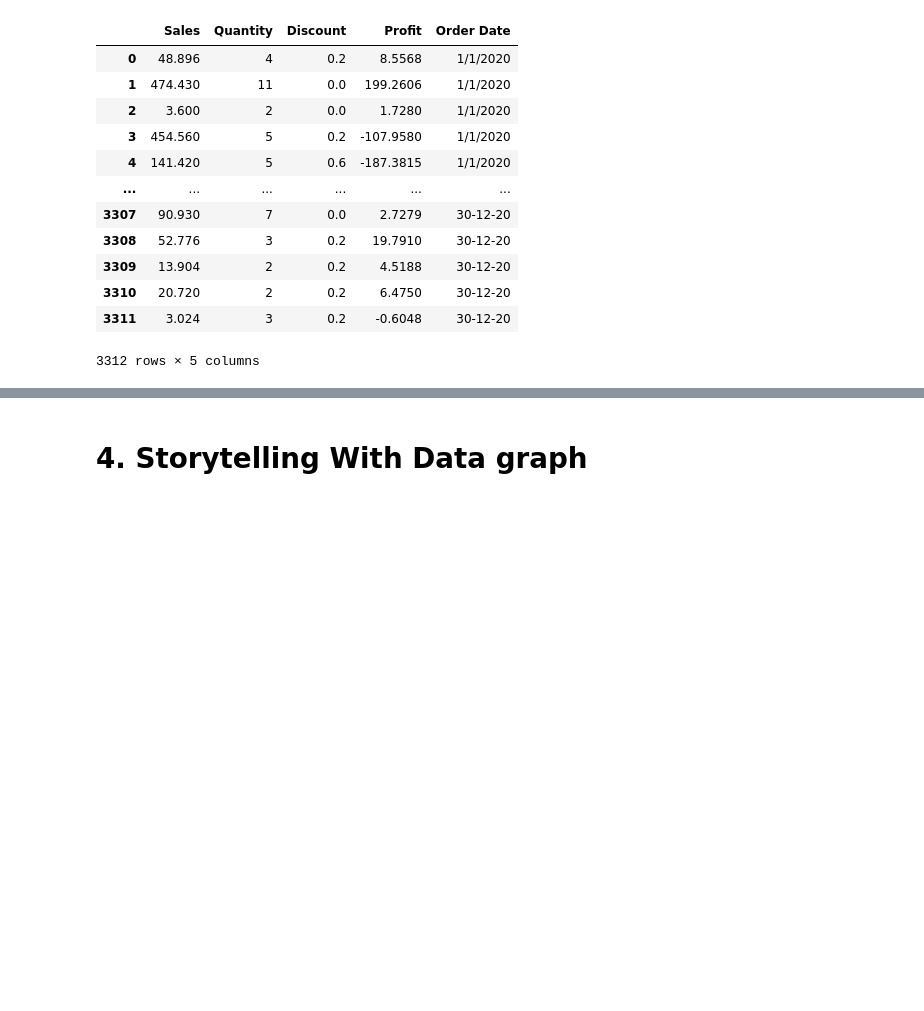
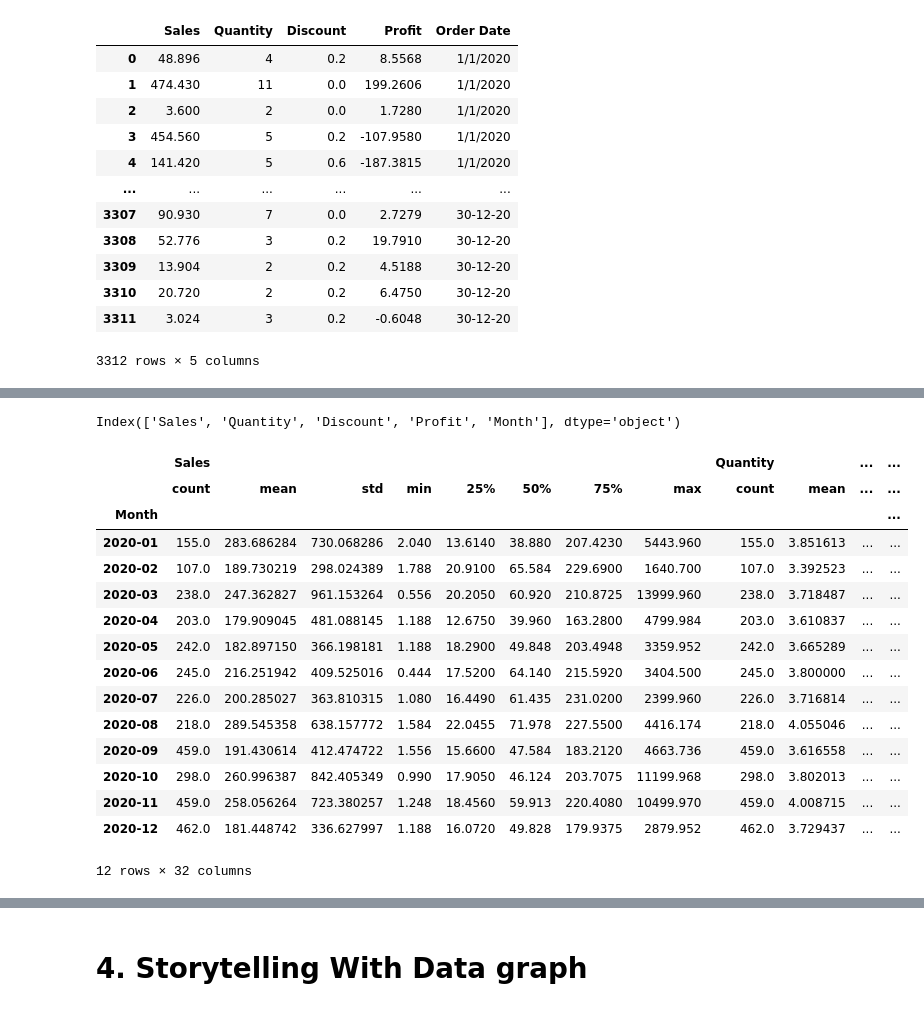
Before and after one commit to Haleymussary00/Module-B-semester-2, a Jupyter notebook: Week4.ipynb, the cells around one changed output, grey strips where cells are left out. Saved outputs shown, nothing was run; the diff lists cells and outputs as text; code cells hidden in the pictures; blank space fills up the shorter version.

```diff
--- a/Week4.ipynb
+++ b/Week4.ipynb
@@ -486,0 +524,26 @@ AssertionError:
+# %%
+# Drop the Order Date column
+ecommerce_data_num = ecommerce_data_num.drop(['Order Date'], axis=1)
+ecommerce_data_num.columns
+# %% [output]
+Index(['Sales', 'Quantity', 'Discount', 'Profit', 'Month'], dtype='object')
+# %%
+# Look at all Summary Stats Grouped By Month
+ecommerce_data_num.groupby('Month').describe()
+# %% [output]
+|  | Sales |  |  |  |  |  |  |  | Quantity |  | ... | ... |
+|  | count | mean | std | min | 25% | 50% | 75% | max | count | mean | ... | ... |
+| Month |  |  |  |  |  |  |  |  |  |  |  | ... |
+| 2020-01 | 155.0 | 283.686284 | 730.068286 | 2.040 | 13.6140 | 38.880 | 207.4230 | 5443.960 | 155.0 | 3.851613 | ... | ... |
+| 2020-02 | 107.0 | 189.730219 | 298.024389 | 1.788 | 20.9100 | 65.584 | 229.6900 | 1640.700 | 107.0 | 3.392523 | ... | ... |
+| 2020-03 | 238.0 | 247.362827 | 961.153264 | 0.556 | 20.2050 | 60.920 | 210.8725 | 13999.960 | 238.0 | 3.718487 | ... | ... |
+| 2020-04 | 203.0 | 179.909045 | 481.088145 | 1.188 | 12.6750 | 39.960 | 163.2800 | 4799.984 | 203.0 | 3.610837 | ... | ... |
+| 2020-05 | 242.0 | 182.897150 | 366.198181 | 1.188 | 18.2900 | 49.848 | 203.4948 | 3359.952 | 242.0 | 3.665289 | ... | ... |
+| 2020-06 | 245.0 | 216.251942 | 409.525016 | 0.444 | 17.5200 | 64.140 | 215.5920 | 3404.500 | 245.0 | 3.800000 | ... | ... |
+| 2020-07 | 226.0 | 200.285027 | 363.810315 | 1.080 | 16.4490 | 61.435 | 231.0200 | 2399.960 | 226.0 | 3.716814 | ... | ... |
+| 2020-08 | 218.0 | 289.545358 | 638.157772 | 1.584 | 22.0455 | 71.978 | 227.5500 | 4416.174 | 218.0 | 4.055046 | ... | ... |
+| 2020-09 | 459.0 | 191.430614 | 412.474722 | 1.556 | 15.6600 | 47.584 | 183.2120 | 4663.736 | 459.0 | 3.616558 | ... | ... |
+| 2020-10 | 298.0 | 260.996387 | 842.405349 | 0.990 | 17.9050 | 46.124 | 203.7075 | 11199.968 | 298.0 | 3.802013 | ... | ... |
+| 2020-11 | 459.0 | 258.056264 | 723.380257 | 1.248 | 18.4560 | 59.913 | 220.4080 | 10499.970 | 459.0 | 4.008715 | ... | ... |
+| 2020-12 | 462.0 | 181.448742 | 336.627997 | 1.188 | 16.0720 | 49.828 | 179.9375 | 2879.952 | 462.0 | 3.729437 | ... | ... |
+12 rows × 32 columns
```
Also changed, not shown: parts of 11 cells of this notebook.
